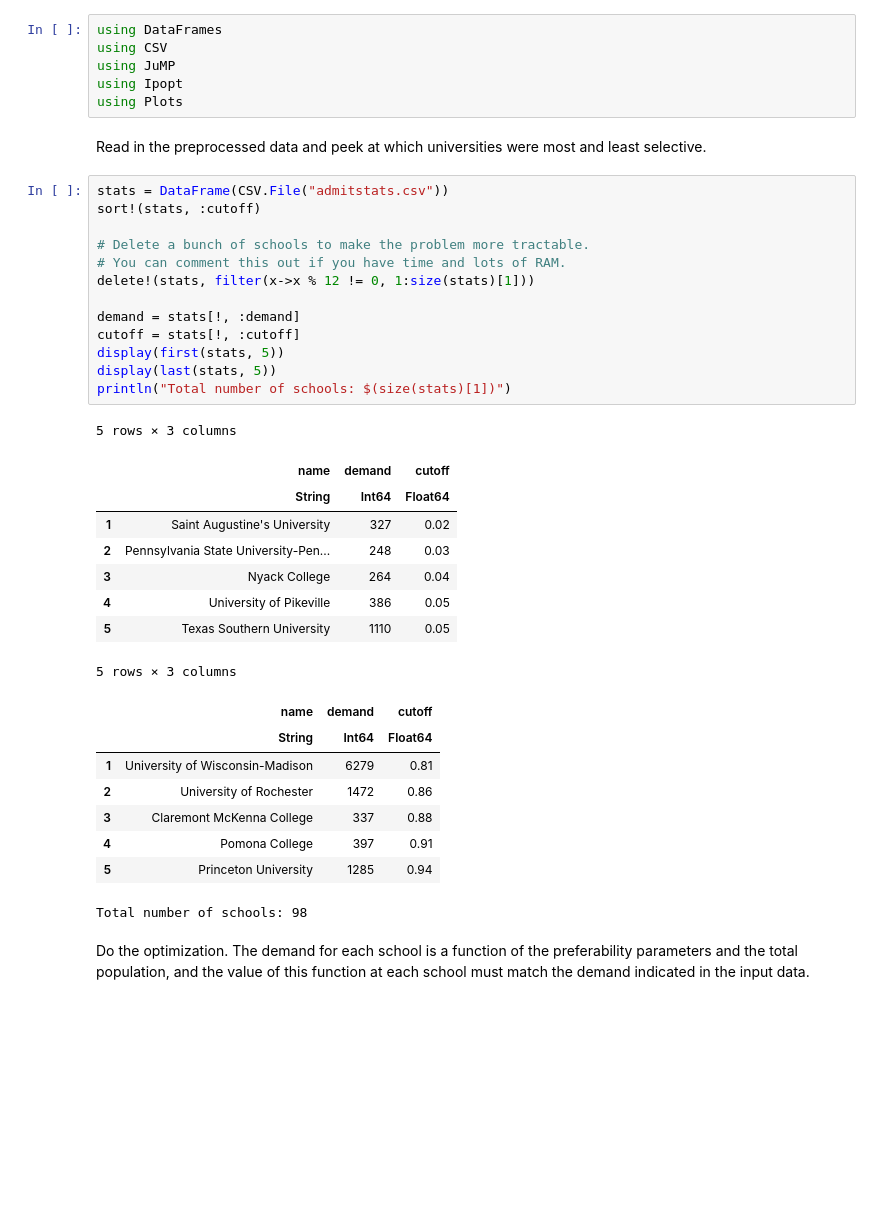
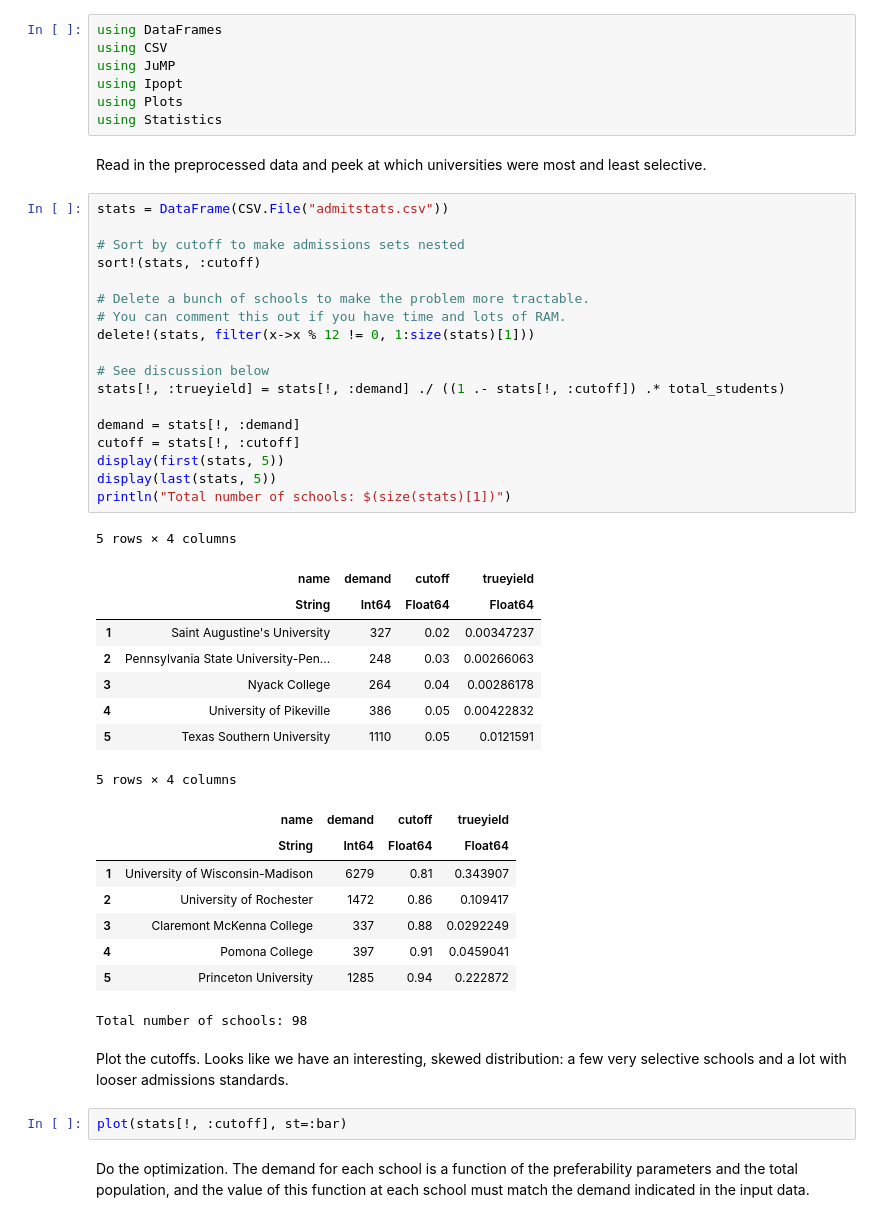
Before and after one commit to maxkapur/StudentPrefsRevOpt, a Jupyter notebook: 2_ReverseOptimization.ipynb, the cells around one changed output. Cells and saved outputs as stored; diff of their text form; blank space fills up the shorter version.

```diff
--- a/2_ReverseOptimization.ipynb
+++ b/2_ReverseOptimization.ipynb
@@ -14,39 +14,49 @@ using CSV
 using JuMP
 using Ipopt
 using Plots
+using Statistics
 # %% [markdown]
 Read in the preprocessed data and peek at which universities were most and least selective.
 # %%
 stats = DataFrame(CSV.File("admitstats.csv"))
+
+# Sort by cutoff to make admissions sets nested
 sort!(stats, :cutoff)
 
 # Delete a bunch of schools to make the problem more tractable.
 # You can comment this out if you have time and lots of RAM.
 delete!(stats, filter(x->x % 12 != 0, 1:size(stats)[1]))
 
+# See discussion below
+stats[!, :trueyield] = stats[!, :demand] ./ ((1 .- stats[!, :cutoff]) .* total_students)
+
 demand = stats[!, :demand]
 cutoff = stats[!, :cutoff]
 display(first(stats, 5))
 display(last(stats, 5))
 println("Total number of schools: $(size(stats)[1])")
 # %% [output]
-5 rows × 3 columns
+5 rows × 4 columns
-|  | name | demand | cutoff |
-|  | String | Int64 | Float64 |
-| 1 | Saint Augustine's University | 327 | 0.02 |
-| 2 | Pennsylvania State University-Pen... | 248 | 0.03 |
-| 3 | Nyack College | 264 | 0.04 |
-| 4 | University of Pikeville | 386 | 0.05 |
-| 5 | Texas Southern University | 1110 | 0.05 |
+|  | name | demand | cutoff | trueyield |
+|  | String | Int64 | Float64 | Float64 |
+| 1 | Saint Augustine's University | 327 | 0.02 | 0.00347237 |
+| 2 | Pennsylvania State University-Pen... | 248 | 0.03 | 0.00266063 |
+| 3 | Nyack College | 264 | 0.04 | 0.00286178 |
+| 4 | University of Pikeville | 386 | 0.05 | 0.00422832 |
+| 5 | Texas Southern University | 1110 | 0.05 | 0.0121591 |
-5 rows × 3 columns
+5 rows × 4 columns
-|  | name | demand | cutoff |
-|  | String | Int64 | Float64 |
-| 1 | University of Wisconsin-Madison | 6279 | 0.81 |
-| 2 | University of Rochester | 1472 | 0.86 |
-| 3 | Claremont McKenna College | 337 | 0.88 |
-| 4 | Pomona College | 397 | 0.91 |
-| 5 | Princeton University | 1285 | 0.94 |
+|  | name | demand | cutoff | trueyield |
+|  | String | Int64 | Float64 | Float64 |
+| 1 | University of Wisconsin-Madison | 6279 | 0.81 | 0.343907 |
+| 2 | University of Rochester | 1472 | 0.86 | 0.109417 |
+| 3 | Claremont McKenna College | 337 | 0.88 | 0.0292249 |
+| 4 | Pomona College | 397 | 0.91 | 0.0459041 |
+| 5 | Princeton University | 1285 | 0.94 | 0.222872 |
 Total number of schools: 98
+# %% [markdown]
+Plot the cutoffs. Looks like we have an interesting, skewed distribution: a few very selective schools and a lot with looser admissions standards.
+# %%
+plot(stats[!, :cutoff], st=:bar)
 # %% [markdown]
 Do the optimization. The demand for each school is a function of the preferability parameters and the total population, and the value of this function at each school must match the demand indicated in the input data.
 # %%
```
Also changed, not shown: parts of 11 cells of this notebook, 3 other files.
